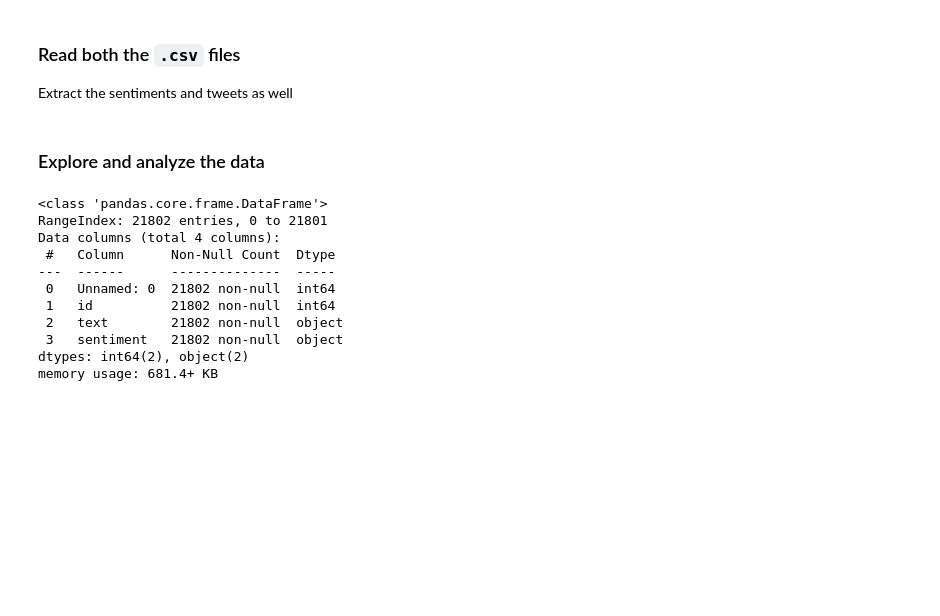
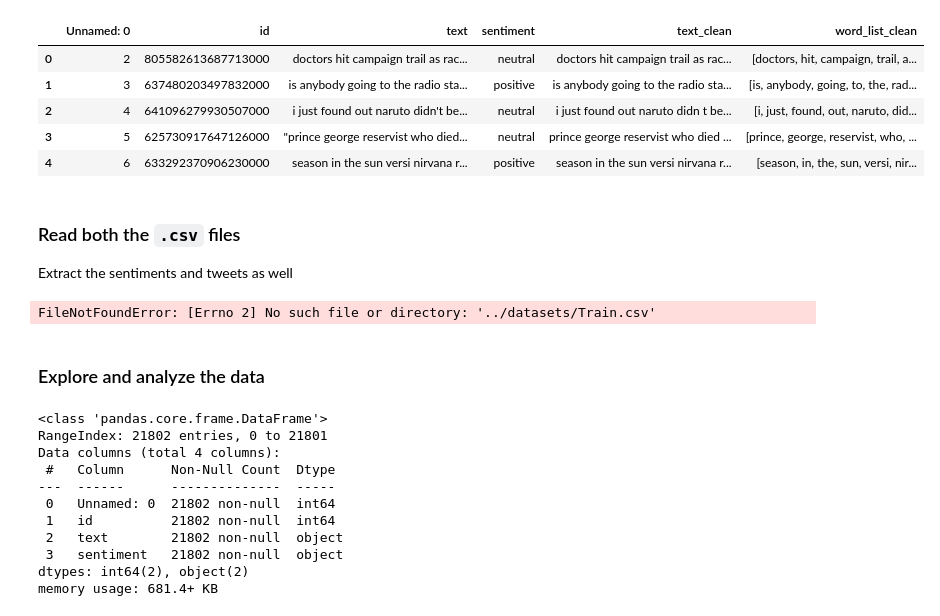
Before and after one commit to DigitalData/unimelb.comp30027.ml-assignment-2, a Jupyter notebook: code/sentiment-analysis.ipynb, the cells around one changed output. Drawn from its saved outputs; the diff is of its cells as text; code cells hidden in the pictures; blank space fills up the shorter version.

```diff
--- a/code/sentiment-analysis.ipynb
+++ b/code/sentiment-analysis.ipynb
@@ -11,0 +167,20 @@
+# %%
+from feature_extraction import clean_tweet
+
+# perform cleaning on the data (just to show functionality)
+train_df['text_clean'] = train_df['text'].apply(lambda t: clean_tweet(t))
+test_df['text_clean'] = test_df['text'].apply(lambda t: clean_tweet(t))
+
+# extract the word lists from the cleaned tweets
+train_df['word_list_clean'] = train_df['text_clean'].apply(lambda t: t.split(' '))
+test_df['word_list_clean'] = test_df['text_clean'].apply(lambda t: t.split(' '))
+# %%
+# display the head of the training information
+train_df.head()
+# %% [output]
+|  | Unnamed: 0 | id | text | sentiment | text_clean | word_list_clean |
+| 0 | 2 | 805582613687713000 | doctors hit campaign trail as rac... | neutral | doctors hit campaign trail as rac... | [doctors, hit, campaign, trail, a... |
+| 1 | 3 | 637480203497832000 | is anybody going to the radio sta... | positive | is anybody going to the radio sta... | [is, anybody, going, to, the, rad... |
+| 2 | 4 | 641096279930507000 | i just found out naruto didn't be... | neutral | i just found out naruto didn t be... | [i, just, found, out, naruto, did... |
+| 3 | 5 | 625730917647126000 | "prince george reservist who died... | neutral | prince george reservist who died ... | [prince, george, reservist, who, ... |
+| 4 | 6 | 633292370906230000 | season in the sun versi nirvana r... | positive | season in the sun versi nirvana r... | [season, in, the, sun, versi, nir... |
@@ -28,8 +206,10 @@ from sklearn.feature_extraction.text import TfidfVectorizer
 ### Read both the `.csv` files
 Extract the sentiments and tweets as well
 # %%
-train_df = pd.read_csv("../datasets/Train.csv", sep=',')
-test_df = pd.read_csv("../datasets/Test.csv", sep=',')
+train_df = pd.read_csv("../data/Train.csv", sep=',')
+test_df = pd.read_csv("../data/Test.csv", sep=',')
+# %% [output]
+FileNotFoundError: [Errno 2] No such file or directory: '../datasets/Train.csv'
 # %% [markdown]
 ### Explore and analyze the data
 # %%
```
Also changed, not shown: parts of 17 cells of this notebook, 18 other files.
